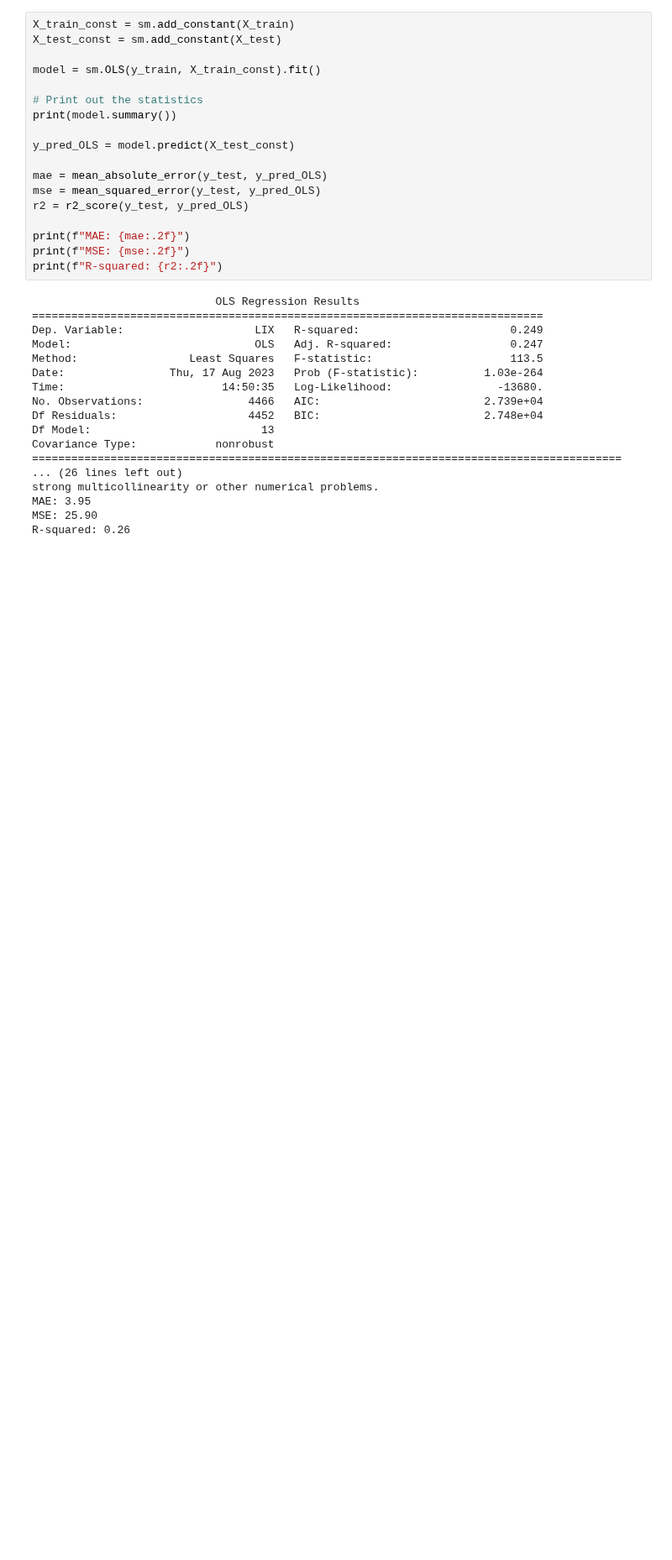
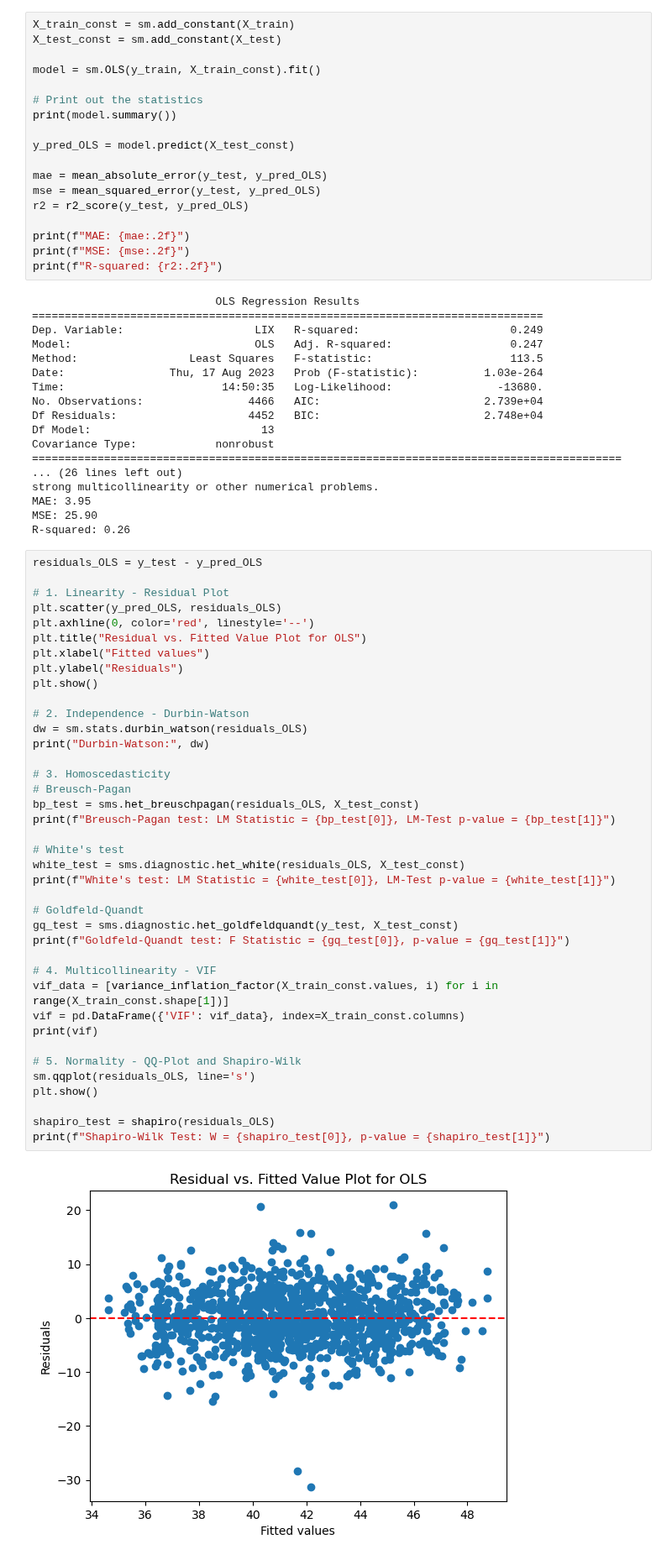
Before and after one commit to Gr-Elena/isds2023_group31, a Jupyter notebook: codes/modeling/Model.ipynb, the cells around one changed output. Shown at 84% size. Cells and saved outputs as stored; diff of their text form; blank space fills up the shorter version.

```diff
--- a/codes/modeling/Model.ipynb
+++ b/codes/modeling/Model.ipynb
@@ -188,3 +246,44 @@ strong multicollinearity or other numerical problems.
 MAE: 3.95
 MSE: 25.90
 R-squared: 0.26
+# %%
+residuals_OLS = y_test - y_pred_OLS
+
+# 1. Linearity - Residual Plot
+plt.scatter(y_pred_OLS, residuals_OLS)
+plt.axhline(0, color='red', linestyle='--')
+plt.title("Residual vs. Fitted Value Plot for OLS")
+plt.xlabel("Fitted values")
+plt.ylabel("Residuals")
+plt.show()
+
+# 2. Independence - Durbin-Watson
+dw = sm.stats.durbin_watson(residuals_OLS)
+print("Durbin-Watson:", dw)
+
+# 3. Homoscedasticity
+# Breusch-Pagan
+bp_test = sms.het_breuschpagan(residuals_OLS, X_test_const)
+print(f"Breusch-Pagan test: LM Statistic = {bp_test[0]}, LM-Test p-value = {bp_test[1]}")
+
+# White's test
+white_test = sms.diagnostic.het_white(residuals_OLS, X_test_const)
+print(f"White's test: LM Statistic = {white_test[0]}, LM-Test p-value = {white_test[1]}")
+
+# Goldfeld-Quandt
+gq_test = sms.diagnostic.het_goldfeldquandt(y_test, X_test_const)
+print(f"Goldfeld-Quandt test: F Statistic = {gq_test[0]}, p-value = {gq_test[1]}")
+
+# 4. Multicollinearity - VIF
+vif_data = [variance_inflation_factor(X_train_const.values, i) for i in range(X_train_const.shape[1])]
+vif = pd.DataFrame({'VIF': vif_data}, index=X_train_const.columns)
+print(vif)
+
+# 5. Normality - QQ-Plot and Shapiro-Wilk
+sm.qqplot(residuals_OLS, line='s')
+plt.show()
+
+shapiro_test = shapiro(residuals_OLS)
+print(f"Shapiro-Wilk Test: W = {shapiro_test[0]}, p-value = {shapiro_test[1]}")
+# %% [output]
+[figure, added]
```
Also changed, not shown: parts of 4 cells of this notebook.
